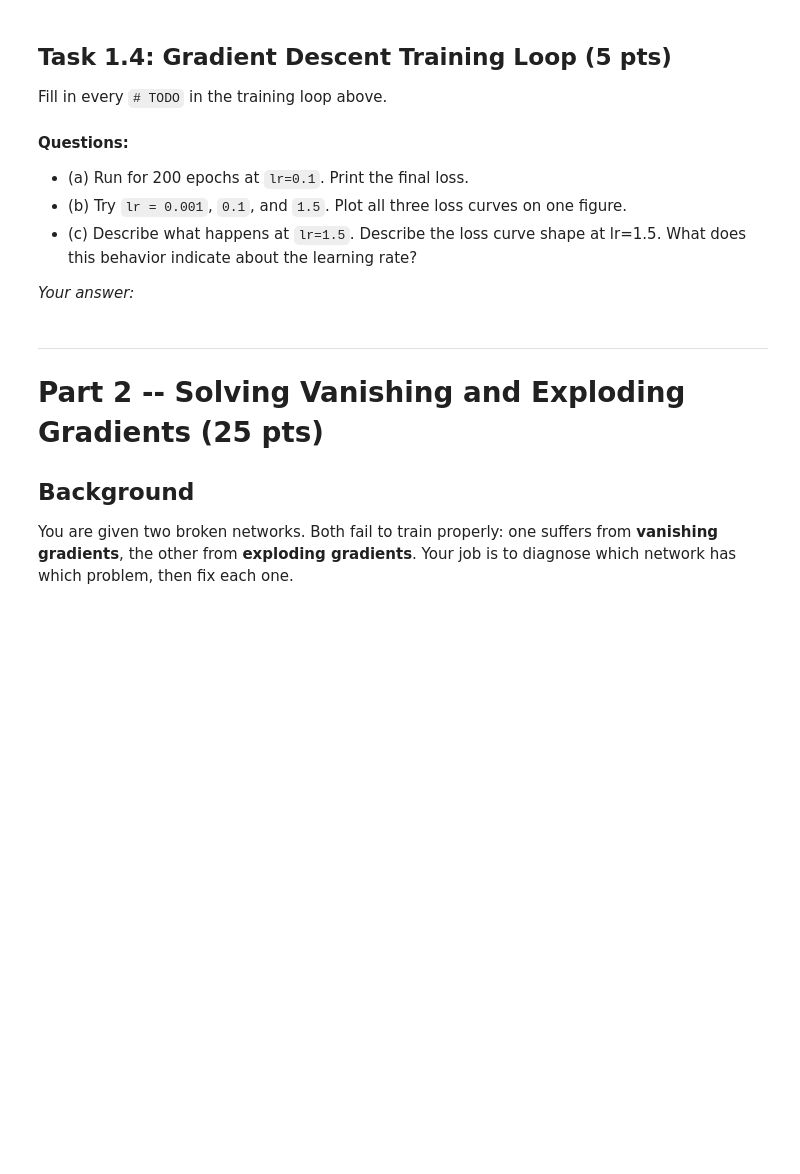
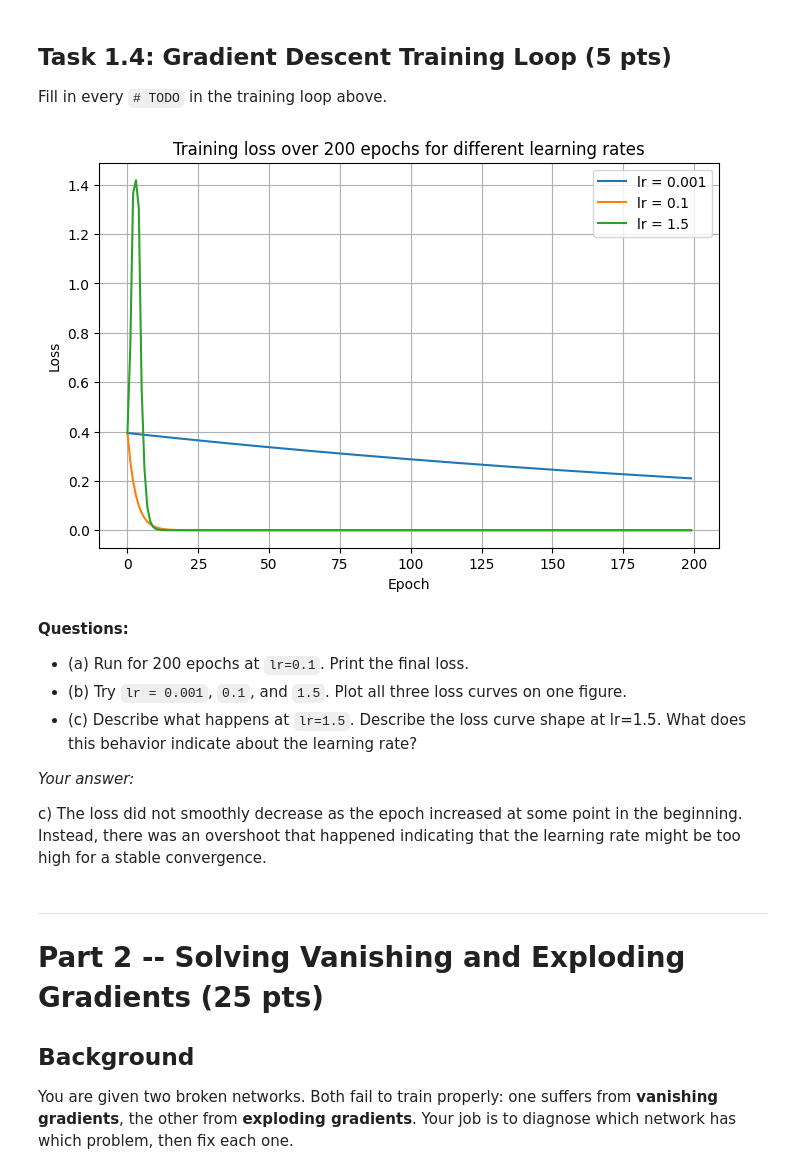
Before and after one commit to trishaguarin/Laboratory-2-Linear-Models, a Jupyter notebook: DEEPLRN_Lab02_LinearNN.ipynb, the cells around one changed output. Cells and saved outputs as stored; diff of their text form; code cells hidden in the pictures; blank space fills up the shorter version.

```diff
--- a/DEEPLRN_Lab02_LinearNN.ipynb
+++ b/DEEPLRN_Lab02_LinearNN.ipynb
@@ -290,6 +423,61 @@ print(f"Final loss   : {losses[-1]:.6f}")
 Fill in every `# TODO` in the training loop above.
 # %%
 # Task 1.4 (b) -- compare lr = 0.001, 0.1, and 1.5 on one plot
+
+def train(lr, x, y, epochs=200):
+
+    W1_c = np.array([[0.4, -0.2], [0.1,  0.8]])
+    b1_c = np.array([0.0, 0.0])
+    W2_c = np.array([[0.6, -0.5]])
+    b2_c = np.array([0.0])
+
+    losses = []
+
+    for epoch in range(epochs):
+        # -- Forward pass --
+        z1_c    = W1_c @ x + b1_c
+        h_c     = sigmoid(z1_c)
+        z2_c    = W2_c @ h_c + b2_c
+        y_hat_c = z2_c
+        L_c     = 0.5 * (y_hat_c - y) ** 2
+        losses.append(float(L_c[0]))
+
+        # -- Backward pass:
+        dL_dyhat_c = y_hat_c - y
+        dL_dz2_c   = dL_dyhat_c
+        dL_dW2_c   = dL_dz2_c @ h_c.reshape(1, -1)
+        dL_db2_c   = dL_dz2_c
+        dL_dh_c    = W2_c.T @ dL_dz2_c
+        sig_p_c    = h_c * (1 - h_c)
+        dL_dz1_c   = dL_dh_c * sig_p_c
+        dL_dW1_c   = np.outer(dL_dz1_c, x)
+        dL_db1_c   = dL_dz1_c
+
+        W1_c = W1_c - lr * dL_dW1_c
+        b1_c = b1_c - lr * dL_db1_c
+        W2_c = W2_c - lr * dL_dW2_c
+        b2_c = b2_c - lr * dL_db2_c
+
+    return losses
+
+losses_0001 = train(0.001, x, y)
+losses_01   = train(0.1, x, y)
+losses_15   = train(1.5, x, y)
+
+plt.figure(figsize=(8,5))
+
+plt.plot(losses_0001, label="lr = 0.001")
+plt.plot(losses_01,   label="lr = 0.1")
+plt.plot(losses_15,   label="lr = 1.5")
+
+plt.xlabel("Epoch")
+plt.ylabel("Loss")
+plt.title("Training loss over 200 epochs for different learning rates")
+plt.legend()
+plt.grid(True)
+plt.show()
+# %% [output]
+[figure, added]
 # %% [markdown]
 **Questions:**
 - (a) Run for 200 epochs at `lr=0.1`. Print the final loss.
@@ -297,6 +485,8 @@ Fill in every `# TODO` in the training loop above.
 - (c) Describe what happens at `lr=1.5`. Describe the loss curve shape at lr=1.5. What does this behavior indicate about the learning rate?
 
 *Your answer:*
+
+c) The loss did not smoothly decrease as the epoch increased at some point in the beginning. Instead, there was an overshoot that happened indicating that the learning rate might be too high for a stable convergence.
 # %% [markdown]
 ---
 # Part 2 -- Solving Vanishing and Exploding Gradients  (25 pts)
```
Also changed, not shown: parts of 20 cells of this notebook.
